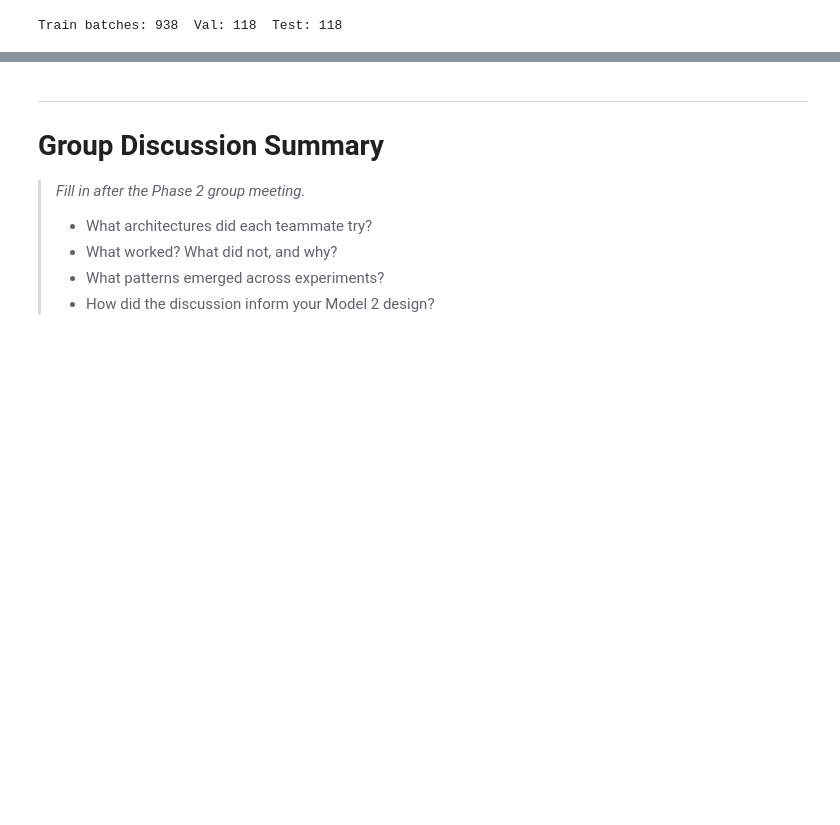
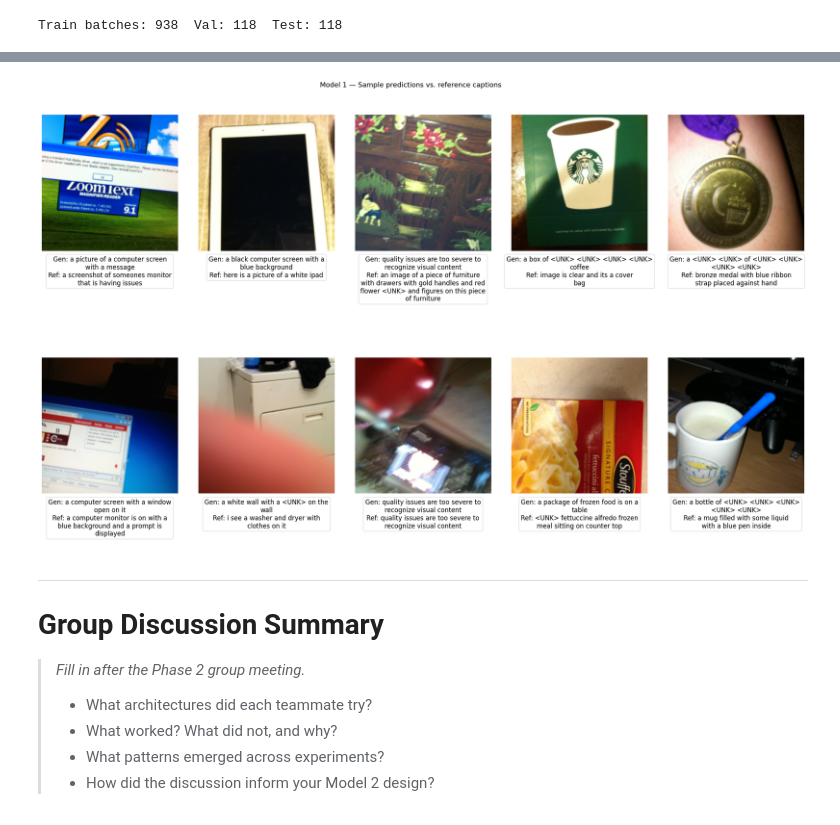
Before and after one commit to Nelkit/image-captioning-cnn-lstm, a Jupyter notebook: notebooks/students/nelkit-25609227-notebook.ipynb, the cells around one changed output, grey strips where cells are left out. Saved outputs shown, nothing was run; the diff lists cells and outputs as text; code cells hidden in the pictures; blank space fills up the shorter version.

```diff
--- a/notebooks/students/nelkit-25609227-notebook.ipynb
+++ b/notebooks/students/nelkit-25609227-notebook.ipynb
@@ -220,3 +858,84 @@ pass
+# %%
+def show_predictions(encoder, decoder, dataset, device,
+                     n_samples=10, beam_width=3, seed=42):
+    encoder.eval()
+    decoder.eval()
+
+    _mean = torch.tensor([0.485, 0.456, 0.406]).view(3, 1, 1)
+    _std  = torch.tensor([0.229, 0.224, 0.225]).view(3, 1, 1)
+
+    rng     = random.Random(seed)
+    indices = rng.sample(range(len(dataset)), n_samples)
+
+    # Extra vertical space per row to fit captions below each image
+    fig, axes = plt.subplots(2, 5, figsize=(26, 12))
+
+    with torch.no_grad():
+        for ax, idx in zip(axes.flat, indices):
+            image_tensor, caption_tensor = dataset[idx]
+
+            # Generate caption
+            feat        = encoder(image_tensor.unsqueeze(0).to(device))
+            pred_tokens = decoder.generate(feat, beam_width=beam_width)
+            pred_words  = [idx2word.get(t, '<UNK>') for t in pred_tokens]
+
+            # Decode reference caption
+            ref_words = []
+            for t in caption_tensor.tolist():
+                if t in (PAD_IDX, SOS_IDX):
+                    continue
+                if t == EOS_IDX:
+                    break
+                ref_words.append(idx2word.get(t, '<UNK>'))
+
+            img_show = (image_tensor * _std + _mean).clamp(0, 1).permute(1, 2, 0).numpy()
+
+            ax.imshow(img_show)
+            ax.axis('off')
+
+            gen_str = ' '.join(pred_words) if pred_words else '(empty)'
+            ref_str = ' '.join(ref_words)  if ref_words  else '(empty)'
+
+            # Wrap text manually to avoid overflow
+            import textwrap
+            gen_wrapped = '\n'.join(textwrap.wrap(f'Gen: {gen_str}', width=38))
+            ref_wrapped = '\n'.join(textwrap.wrap(f'Ref: {ref_str}', width=38))
+            caption_text = f'{gen_wrapped}\n{ref_wrapped}'
+
+            # Place text BELOW the image, outside the axes
+            ax.text(
+                0.5, -0.04,          # x=center, y=just below axes
+                caption_text,
+                transform=ax.transAxes,
+                fontsize=12,
+                ha='center',
+                va='top',
+                wrap=False,          # already wrapped manually
+                color='black',
+                bbox=dict(           # subtle background box for readability
+                    boxstyle='round,pad=0.3',
+                    facecolor='white',
+                    alpha=0.8,
+                    edgecolor='lightgray'
+                )
+            )
+
+    plt.suptitle('Model 1 — Sample predictions vs. reference captions', fontsize=13)
+
+    # Key fix: add bottom margin so captions don't get clipped
+    plt.subplots_adjust(
+        hspace=0.55,   # vertical space between rows
+        wspace=0.15,   # horizontal space between columns
+        bottom=0.05,
+        top=0.93
+    )
+
+    plt.show()
+
+
+show_predictions(encoder1, decoder1, test_dataset, DEVICE, n_samples=10, beam_width=BEAM_WIDTH)
+# %% [output]
+[figure, added]
 # %% [markdown]
 ---
 # Group Discussion Summary
```
Also changed, not shown: parts of 29 cells of this notebook.
